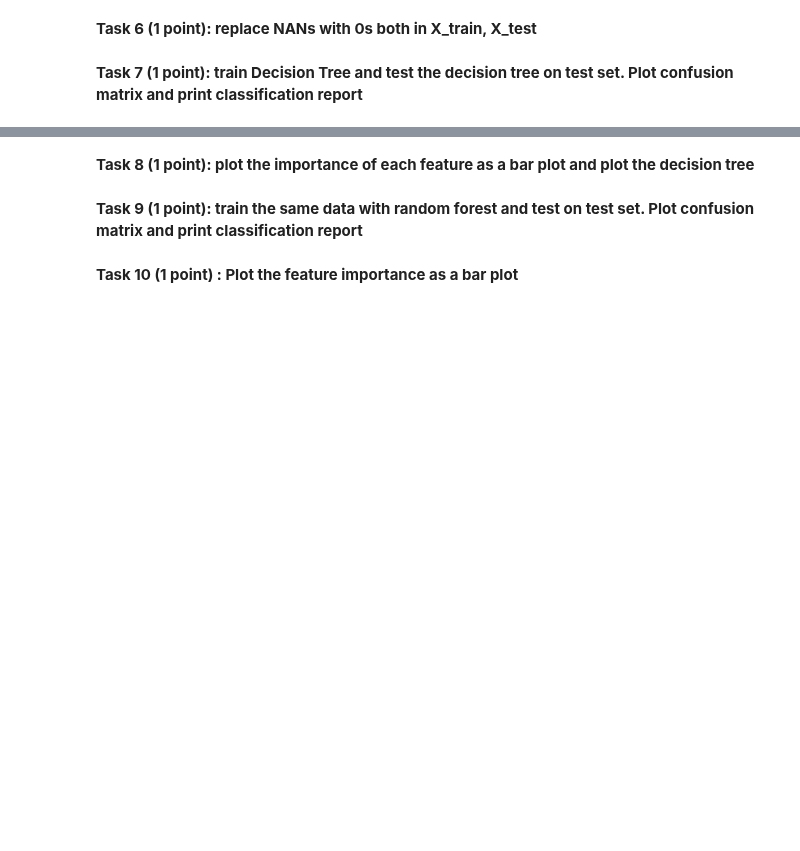
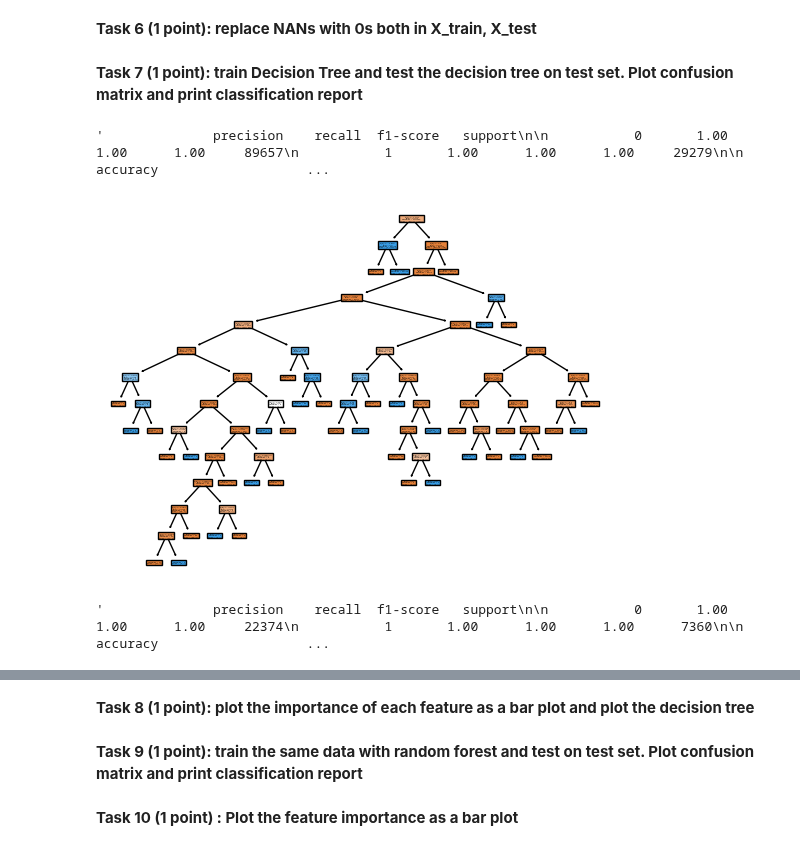
Before and after one commit to troniixx/uzh, a Jupyter notebook: Computational Science/Sem 2/ESC403/Exercise 5/Session_06.ipynb, the cells around one changed output, grey strips where cells are left out. Saved outputs shown, nothing was run; the diff lists cells and outputs as text; code cells hidden in the pictures; blank space fills up the shorter version.

```diff
--- a/Computational Science/Sem 2/ESC403/Exercise 5/Session_06.ipynb
+++ b/Computational Science/Sem 2/ESC403/Exercise 5/Session_06.ipynb
@@ -62,4 +82,6 @@ df.head()
 # %% [markdown]
 **Task 4 (1 point): split the dataset to train and test sets, set the test set size to 20%**
+# %%
+train_x, test_x, train_y, test_y = train_test_split(input, out, test_size=0.2)
 # %% [markdown]
 **Task 5 (1 point): check if there is nan values in X_train and  X_test**
@@ -66,4 +116,20 @@ df.head()
 # %% [markdown]
 **Task 6 (1 point): replace NANs with 0s both in X_train, X_test**
+# %%
+train_x = train_x.fillna(0)
+test_x = test_x.fillna(0)
 # %% [markdown]
 **Task 7 (1 point): train Decision Tree and test the decision tree on test set. Plot confusion matrix and print classification report**
+# %%
+tree_trainer = DecisionTreeClassifier()
+tree_trainer.fit(train_x, train_y)
+plot_tree(tree_trainer, filled=True)
+classification_report(tree_trainer.predict(train_x), train_y)
+# %% [output]
+'              precision    recall  f1-score   support\n\n           0       1.00      1.00      1.00     89657\n           1       1.00      1.00      1.00     29279\n\n    accuracy                   ...
+[figure, added]
+# %%
+test_predictions = tree_trainer.predict(test_x)
+classification_report(test_y, test_predictions)
+# %% [output]
+'              precision    recall  f1-score   support\n\n           0       1.00      1.00      1.00     22374\n           1       1.00      1.00      1.00      7360\n\n    accuracy                   ...
```
Also changed, not shown: parts of 8 cells of this notebook.
